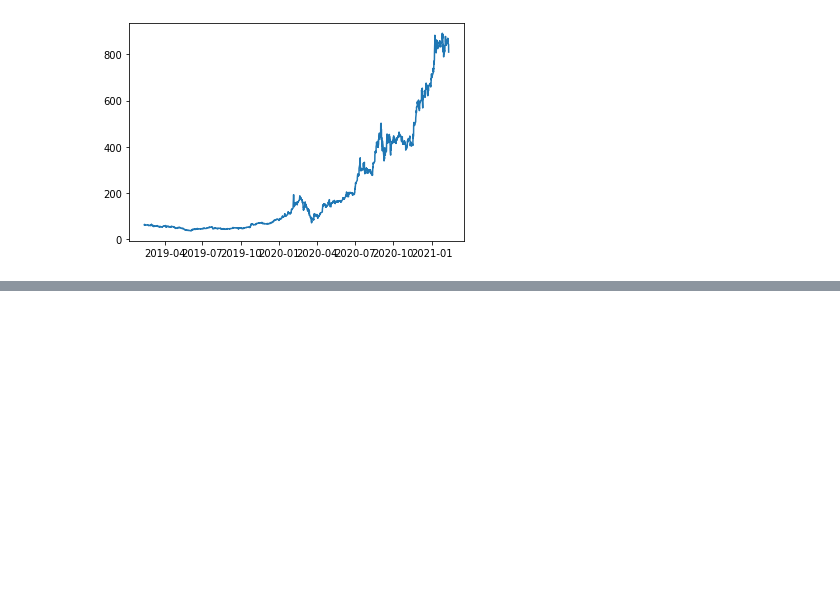
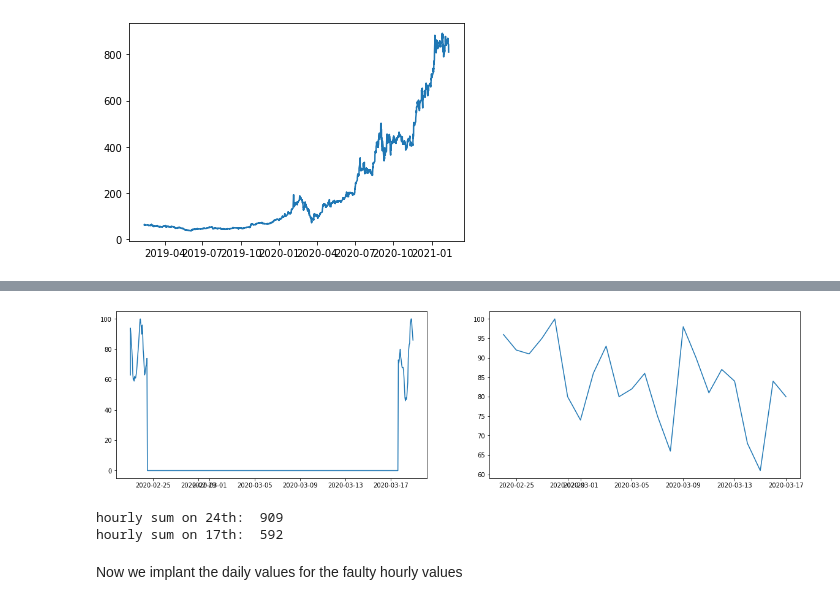
Before and after one commit to Sekarski/MasterThesis, a Jupyter notebook: exploration/preprocessing.ipynb, the cells around one changed output, grey strips where cells are left out. Cells and saved outputs as stored; diff of their text form; code cells hidden in the pictures; blank space fills up the shorter version.

Commit message:
TS and univariate ML and data download and preprocessing

```diff
--- a/exploration/preprocessing.ipynb
+++ b/exploration/preprocessing.ipynb
@@ -82,0 +86,4 @@ tsla.set_index('Date',inplace=True)
+# %%
+tesla_trend_h = pickle.load(open('../data/GoogleTrend_tesla_hourly.pickle','rb')).drop(['isPartial'],axis=1)
+tesla_trend_w = pickle.load(open('../data/GoogleTrend_tesla_weekly.pickle','rb')).drop(['isPartial'],axis=1)
+tesla_trend_d = pickle.load(open('../data/GoogleTrend_tesla_daily.pickle','rb')).drop(['isPartial'],axis=1)
@@ -82,0 +133,15 @@ tsla.set_index('Date',inplace=True)
+# %%
+fig, axs = plt.subplots(1,2,figsize=(20,5))
+axs[0].plot(tesla_trend_h['tesla']['2020-02-23':'2020-03-18'])
+axs[1].plot(tesla_trend_d['tesla'])
+plt.show()
+# %% [output]
+[figure, added]
+# %%
+print('hourly sum on 24th: ', sum(tesla_trend_h['tesla']['2020-02-24']))
+print('hourly sum on 17th: ', sum(tesla_trend_h['tesla']['2020-03-17']))
+# %% [output]
+hourly sum on 24th:  909
+hourly sum on 17th:  592
+# %% [markdown]
+Now we implant the daily values for the faulty hourly values
```
Also changed, not shown: parts of 53 cells of this notebook, 25 other files.
